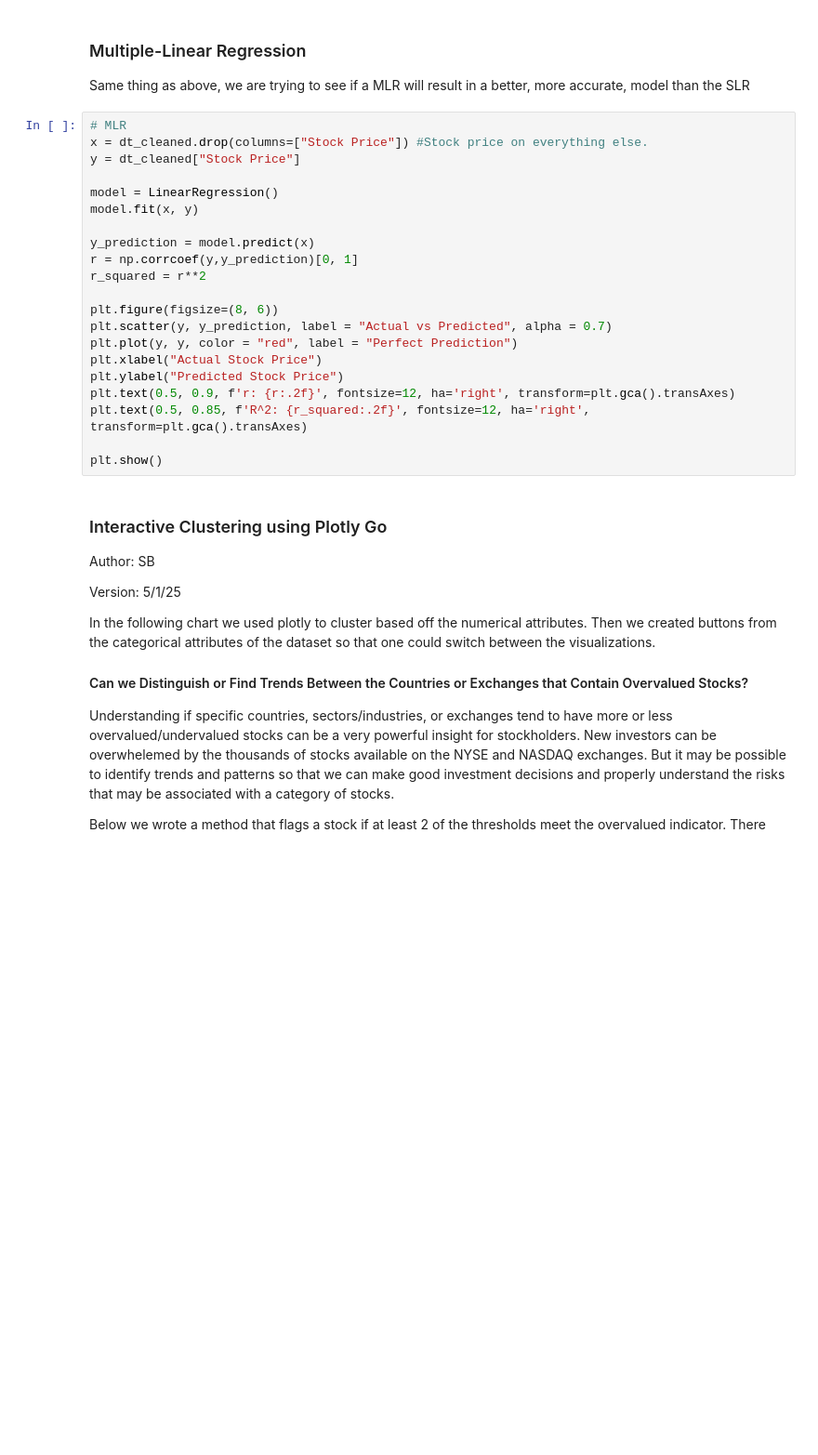
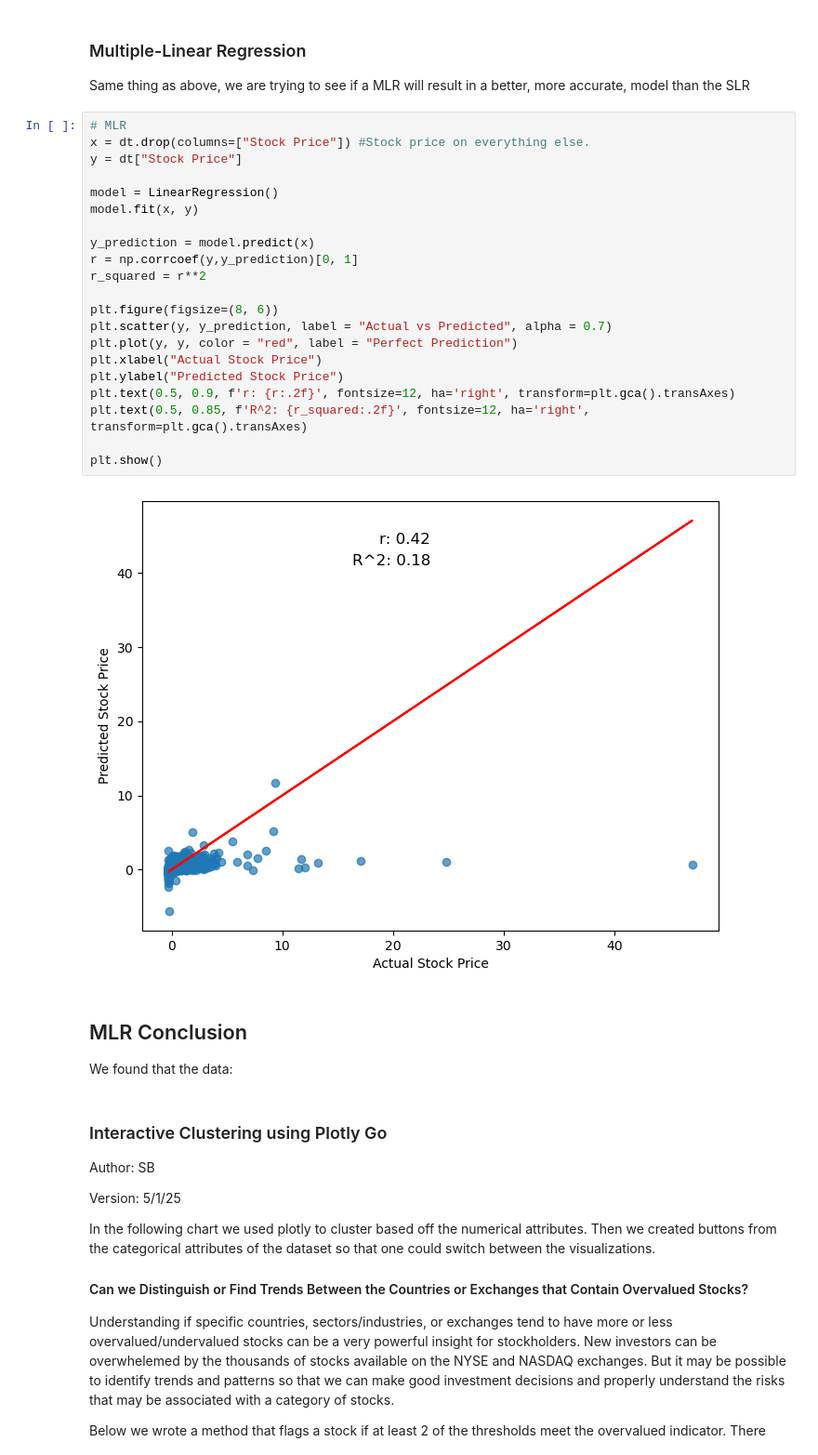
Before and after one commit to VoW314/Analytics-Spring-25, a Jupyter notebook: Team_Project.ipynb, the cells around one changed output. Shown: that part at 93% size. Drawn from its saved outputs; the diff is of its cells as text; blank space fills up the shorter version.

```diff
--- a/Team_Project.ipynb
+++ b/Team_Project.ipynb
@@ -296,25 +294,31 @@ This suggests that EPS is a pretty good indicator for predicting a stock's price
 Same thing as above, we are trying to see if a MLR will result in a better, more accurate, model than the SLR
 # %%
 # MLR
-x = dt_cleaned.drop(columns=["Stock Price"]) #Stock price on everything else.
-y = dt_cleaned["Stock Price"]
+x = dt.drop(columns=["Stock Price"]) #Stock price on everything else.
+y = dt["Stock Price"]
 
 model = LinearRegression()
 model.fit(x, y)
 
 y_prediction = model.predict(x)
 r = np.corrcoef(y,y_prediction)[0, 1]
 r_squared = r**2
 
 plt.figure(figsize=(8, 6))
 plt.scatter(y, y_prediction, label = "Actual vs Predicted", alpha = 0.7)
 plt.plot(y, y, color = "red", label = "Perfect Prediction")
 plt.xlabel("Actual Stock Price")
 plt.ylabel("Predicted Stock Price")
 plt.text(0.5, 0.9, f'r: {r:.2f}', fontsize=12, ha='right', transform=plt.gca().transAxes)
 plt.text(0.5, 0.85, f'R^2: {r_squared:.2f}', fontsize=12, ha='right', transform=plt.gca().transAxes)
 
 plt.show()
+# %% [output]
+[figure, added]
+# %% [markdown]
+## MLR Conclusion
+
+We found that the data:
 # %% [markdown]
 ### Interactive Clustering using Plotly Go
 
```
Also changed, not shown: parts of 3 cells of this notebook.
